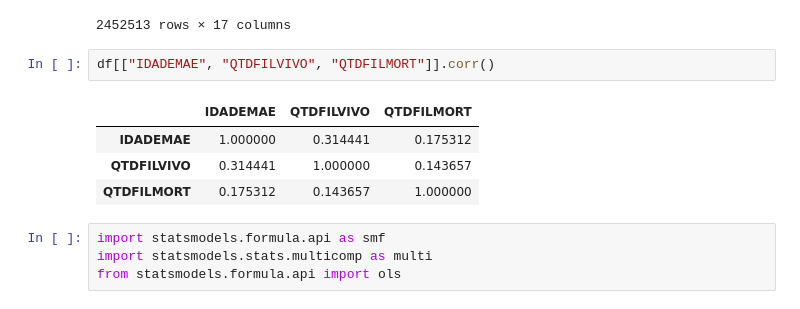
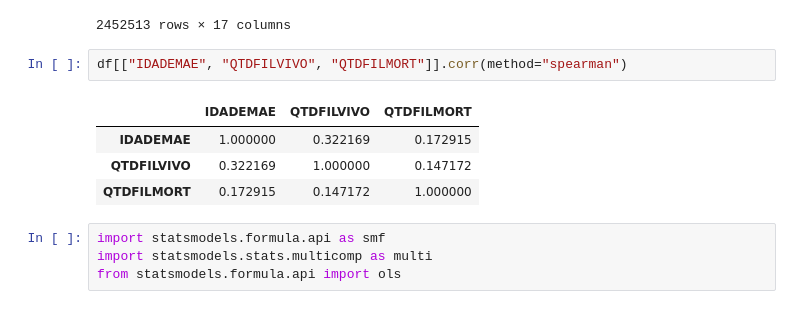
Before and after one commit to Kotzly/DS4H_Course, a Jupyter notebook: notebooks/DS4H_full.ipynb, the cells around one changed output. Drawn from its saved outputs; the diff is of its cells as text.

```diff
--- a/notebooks/DS4H_full.ipynb
+++ b/notebooks/DS4H_full.ipynb
@@ -567,12 +567,12 @@ df
 | 601401 | 355030 | 27.0 | NaN | NaN | NaN | NaN | 4.0 | Cesarean | 2016-01-17 | NaN | ... |
 2452513 rows × 17 columns
 # %%
-df[["IDADEMAE", "QTDFILVIVO", "QTDFILMORT"]].corr()
+df[["IDADEMAE", "QTDFILVIVO", "QTDFILMORT"]].corr(method="spearman")
 # %% [output]
 |  | IDADEMAE | QTDFILVIVO | QTDFILMORT |
-| IDADEMAE | 1.000000 | 0.314441 | 0.175312 |
-| QTDFILVIVO | 0.314441 | 1.000000 | 0.143657 |
-| QTDFILMORT | 0.175312 | 0.143657 | 1.000000 |
+| IDADEMAE | 1.000000 | 0.322169 | 0.172915 |
+| QTDFILVIVO | 0.322169 | 1.000000 | 0.147172 |
+| QTDFILMORT | 0.172915 | 0.147172 | 1.000000 |
 # %%
 import statsmodels.formula.api as smf
 import statsmodels.stats.multicomp as multi
```
Also changed, not shown: parts of 4 cells of this notebook.
